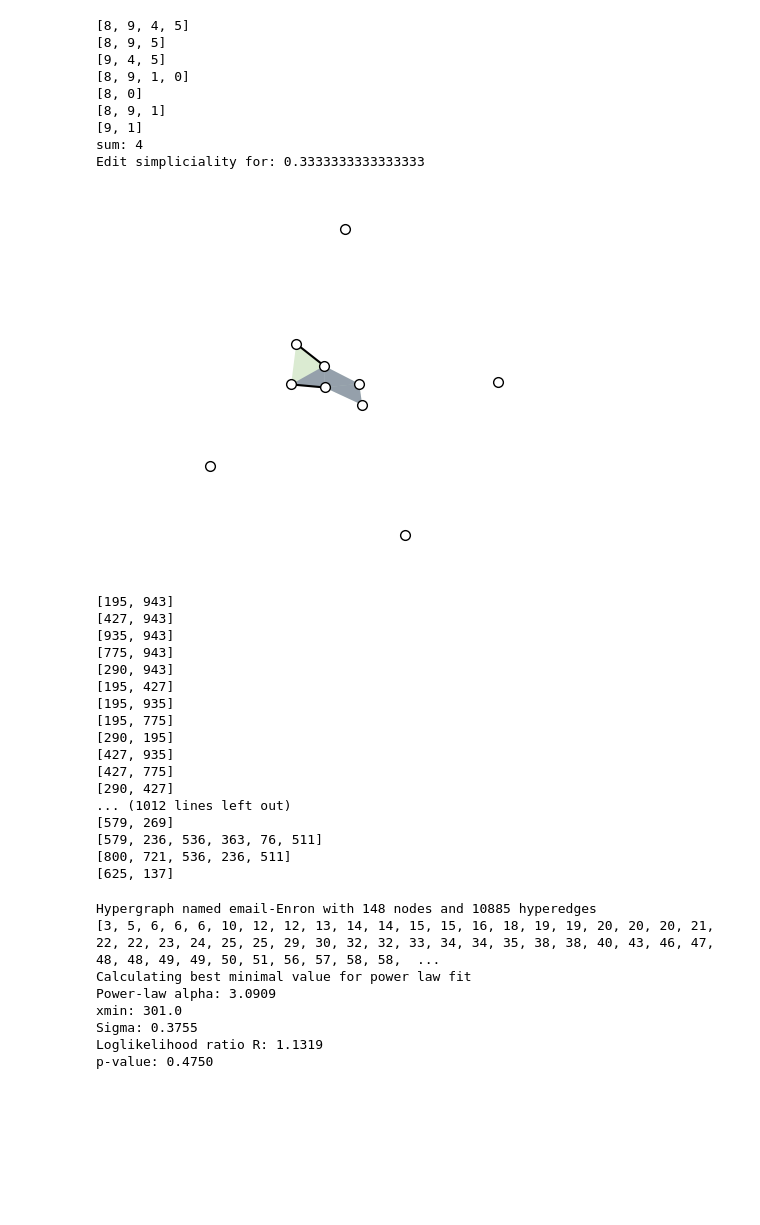
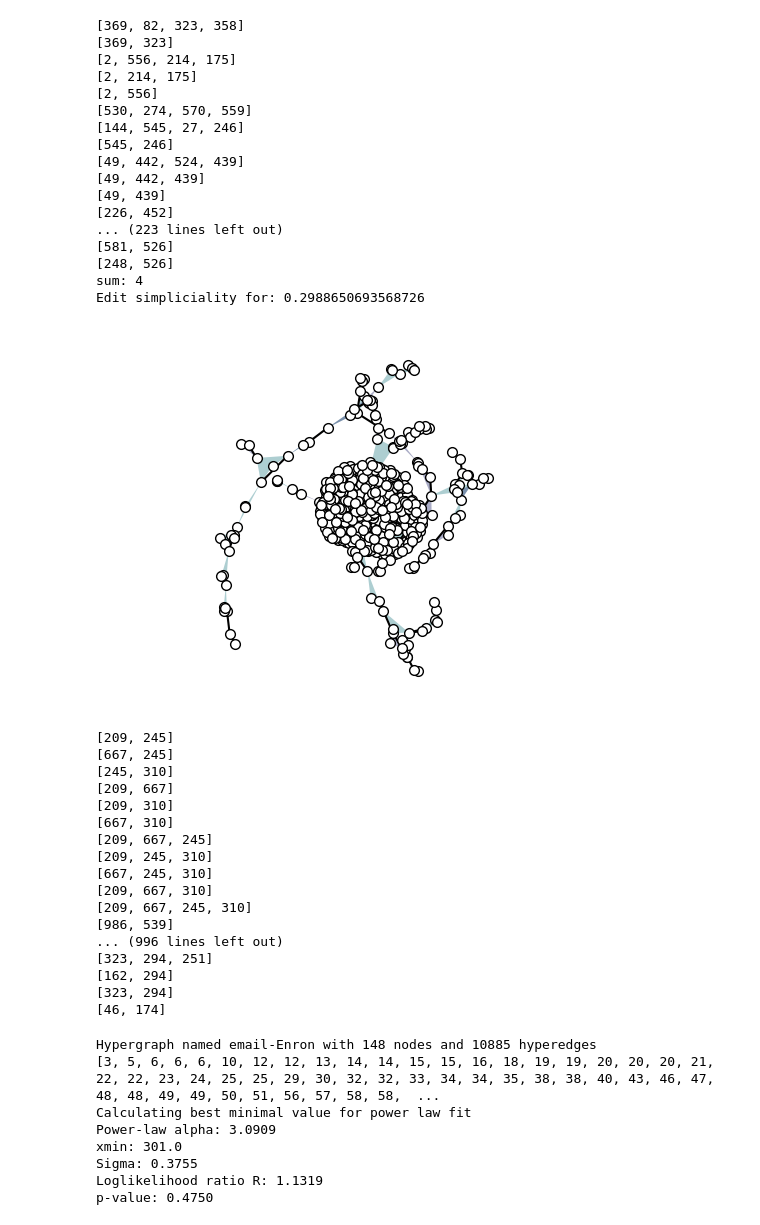
Before and after one commit to Departures2023/the-simpliciality-of-higher-order-networks, a Jupyter notebook: edge_rewiring/powerlaw.ipynb, the cells around one changed output. Saved outputs shown, nothing was run; the diff lists cells and outputs as text; code cells hidden in the pictures; blank space fills up the shorter version.

```diff
--- a/edge_rewiring/powerlaw.ipynb
+++ b/edge_rewiring/powerlaw.ipynb
@@ -23,55 +23,68 @@ from edge_rewiring import power_law
 # %%
 from edge_rewiring import model_generation
 import matplotlib.pyplot as plt
 import math
 
 # Generate hypergraph
 # H = xgi.load_xgi_data(edge_rewiring_exper.datasets[0], max_order=11)
-H = model_generation.model_generation_es(es=.3, approx_num_C=16, num_max_hyperedge=2,num_node=10, min_size=2, max_size=None)
+H = model_generation.model_generation_es(es=0.3,
+        approx_num_C=600,
+        num_max_hyperedge=100,
+        num_node=600,
+        min_size=2,
+        max_size=10)
 for edge in H.edges.members():
     print(list(edge))
 sum = 0
 for i in range(2, 3 + 1):
     sum += math.comb(i, 2)
 print(f"sum: {sum}")
 
 
 xgi.draw(H)
 curr_es = edit_simpliciality(H, min_size=2)
 print(f"Edit simpliciality for: {curr_es}")
 # %% [output]
-[8, 9, 4, 5]
-[8, 9, 5]
-[9, 4, 5]
-[8, 9, 1, 0]
-[8, 0]
-[8, 9, 1]
-[9, 1]
+[369, 82, 323, 358]
+[369, 323]
+[2, 556, 214, 175]
+[2, 214, 175]
+[2, 556]
+[530, 274, 570, 559]
+[144, 545, 27, 246]
+[545, 246]
+[49, 442, 524, 439]
+[49, 442, 439]
+[49, 439]
+[226, 452]
+... (223 lines left out)
+[581, 526]
+[248, 526]
 sum: 4
-Edit simpliciality for: 0.3333333333333333
+Edit simpliciality for: 0.2988650693568726
-[figure, old version]
+[figure, new version]
 # %%
 H = model_generation.model_generation_sf(sf=0.3, approx_num_E=1000, num_node=1000, min_size=2, max_size=None)
 for edge in H.edges.members():
     print(list(edge))
 # %% [output]
-[195, 943]
-[427, 943]
-[935, 943]
-[775, 943]
-[290, 943]
-[195, 427]
-[195, 935]
-[195, 775]
-[290, 195]
-[427, 935]
-[427, 775]
-[290, 427]
-... (1012 lines left out)
-[579, 269]
-[579, 236, 536, 363, 76, 511]
-[800, 721, 536, 236, 511]
-[625, 137]
+[209, 245]
+[667, 245]
+[245, 310]
+[209, 667]
+[209, 310]
+[667, 310]
+[209, 667, 245]
+[209, 245, 310]
+[667, 245, 310]
+[209, 667, 310]
+[209, 667, 245, 310]
+[986, 539]
+... (996 lines left out)
+[323, 294, 251]
+[162, 294]
+[323, 294]
+[46, 174]
 # %%
 from edge_rewiring import edge_rewiring_alg
 
```
Also changed, not shown: parts of 6 cells of this notebook, 11 other files.
